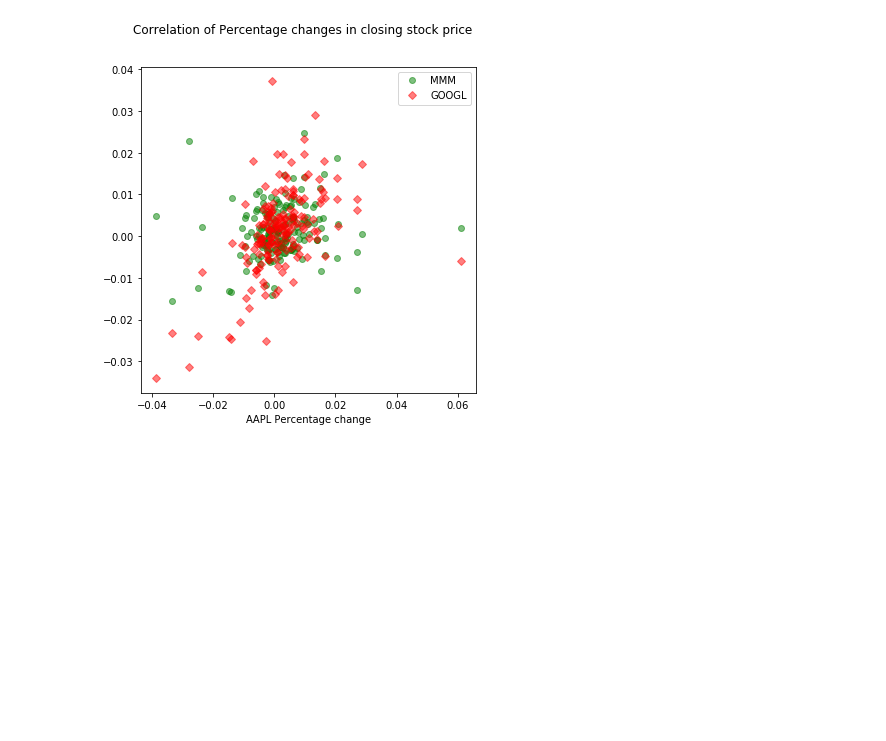
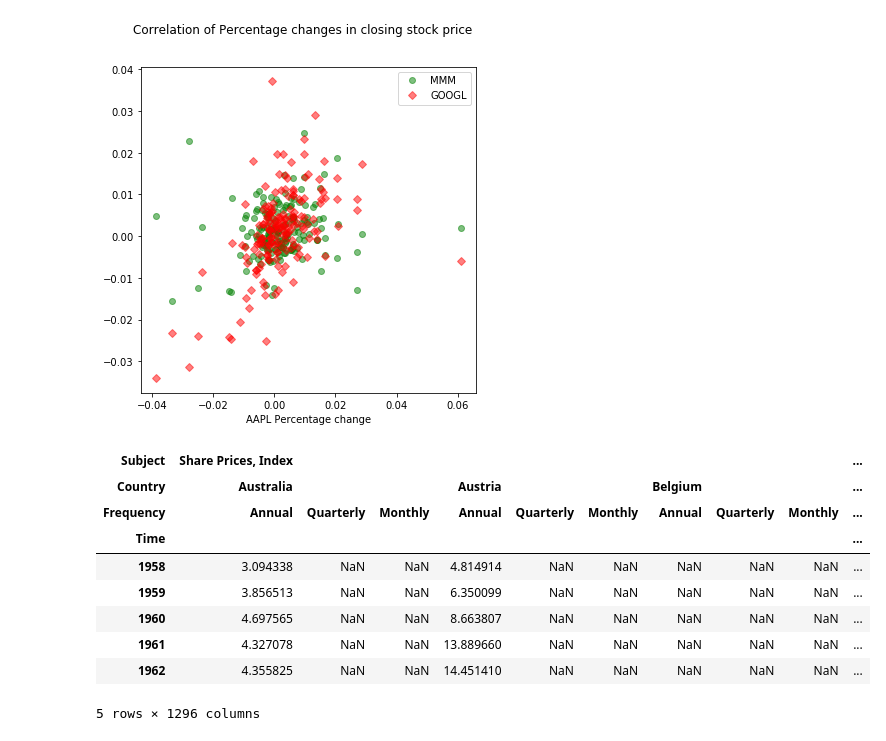
Before and after one commit to uliang/First-steps-with-the-Python-language, a Jupyter notebook: Unit3_1.ipynb, the cells around one changed output. Drawn from its saved outputs; the diff is of its cells as text; code cells hidden in the pictures; blank space fills up the shorter version.

```diff
--- a/Unit3_1.ipynb
+++ b/Unit3_1.ipynb
@@ -137,0 +139,15 @@ ax2.set_x
+# %%
+oecd_currency = web.DataReader("MEI_FIN", "oecd", end=datetime(2017,7,24))
+
+oecd_currency.head()
+# %% [output]
+| Subject | Share Prices, Index |  |  |  |  |  |  |  |  | ... |
+| Country | Australia |  |  | Austria |  |  | Belgium |  |  | ... |
+| Frequency | Annual | Quarterly | Monthly | Annual | Quarterly | Monthly | Annual | Quarterly | Monthly | ... |
+| Time |  |  |  |  |  |  |  |  |  | ... |
+| 1958 | 3.094338 | NaN | NaN | 4.814914 | NaN | NaN | NaN | NaN | NaN | ... |
+| 1959 | 3.856513 | NaN | NaN | 6.350099 | NaN | NaN | NaN | NaN | NaN | ... |
+| 1960 | 4.697565 | NaN | NaN | 8.663807 | NaN | NaN | NaN | NaN | NaN | ... |
+| 1961 | 4.327078 | NaN | NaN | 13.889660 | NaN | NaN | NaN | NaN | NaN | ... |
+| 1962 | 4.355825 | NaN | NaN | 14.451410 | NaN | NaN | NaN | NaN | NaN | ... |
+5 rows × 1296 columns
```
Also changed, not shown: parts of 10 cells of this notebook.
